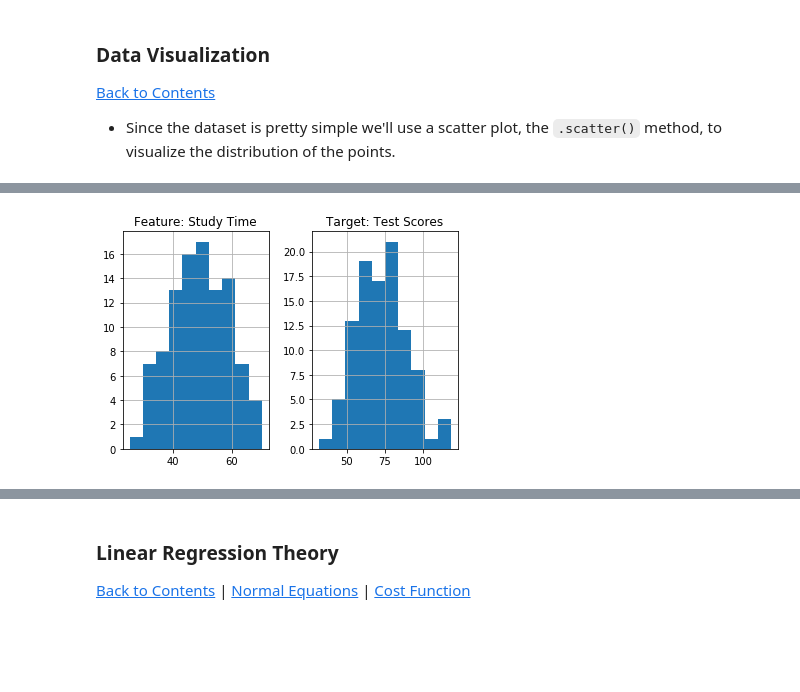
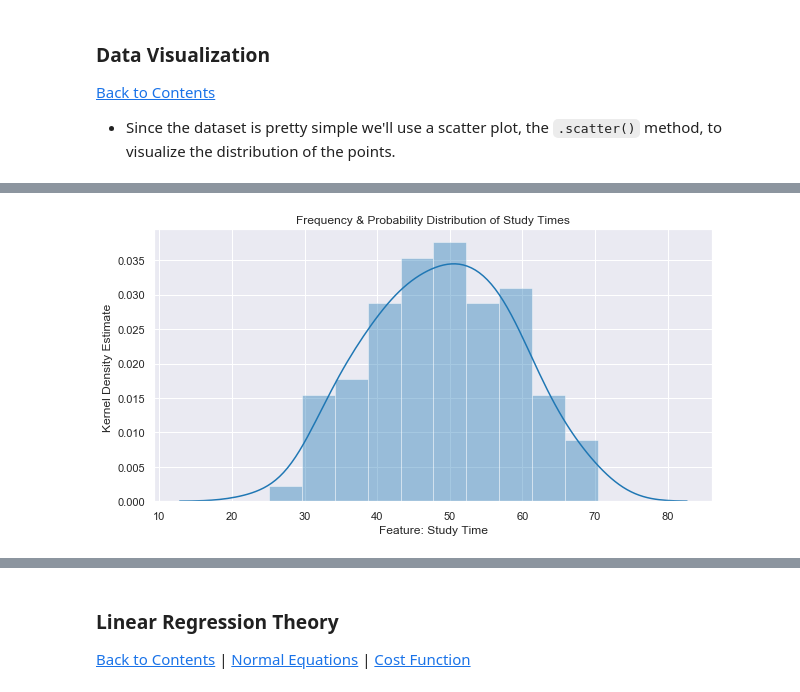
Before and after one commit to cbamedjonekou/cbamedjonekou.github.io, a Jupyter notebook: Labs/PHYS 3600ID-D862 (Machine Learning)/PHYS 3600ID-D862 (Machine Learning) Study Hours Linear Regression.ipynb, the cells around one changed output, grey strips where cells are left out. Saved outputs shown, nothing was run; the diff lists cells and outputs as text; code cells hidden in the pictures; blank space fills up the shorter version.

```diff
--- a/Labs/PHYS 3600ID-D862 (Machine Learning)/PHYS 3600ID-D862 (Machine Learning) Study Hours Linear Regression.ipynb
+++ b/Labs/PHYS 3600ID-D862 (Machine Learning)/PHYS 3600ID-D862 (Machine Learning) Study Hours Linear Regression.ipynb
@@ -136,4 +140,12 @@ ax.set(xlabel= 'Studying Time (Hours)', ylabel= 'Test Scores',
-# %%
-DSH_df.hist();
-# %% [output]
-[figure, removed]
+# %%
+# Creates the figure, title, and labels
+# Plots a Frequency distribution along w/ a Kernel Density Estimate
+plt.figure(figsize= (10,5))
+
+## Gausian Kernel is used to estimate a Gaussian PDF
+sns.distplot(features_DSH, bins= 10, kde= True, color= '#1f77b4',
+             kde_kws= {'kernel': 'gau'})
+plt.title('Frequency & Probability Distribution of Study Times');
+plt.ylabel('Kernel Density Estimate ');
+# %% [output]
+[figure, added]
```
Also changed, not shown: parts of 8 cells of this notebook.
